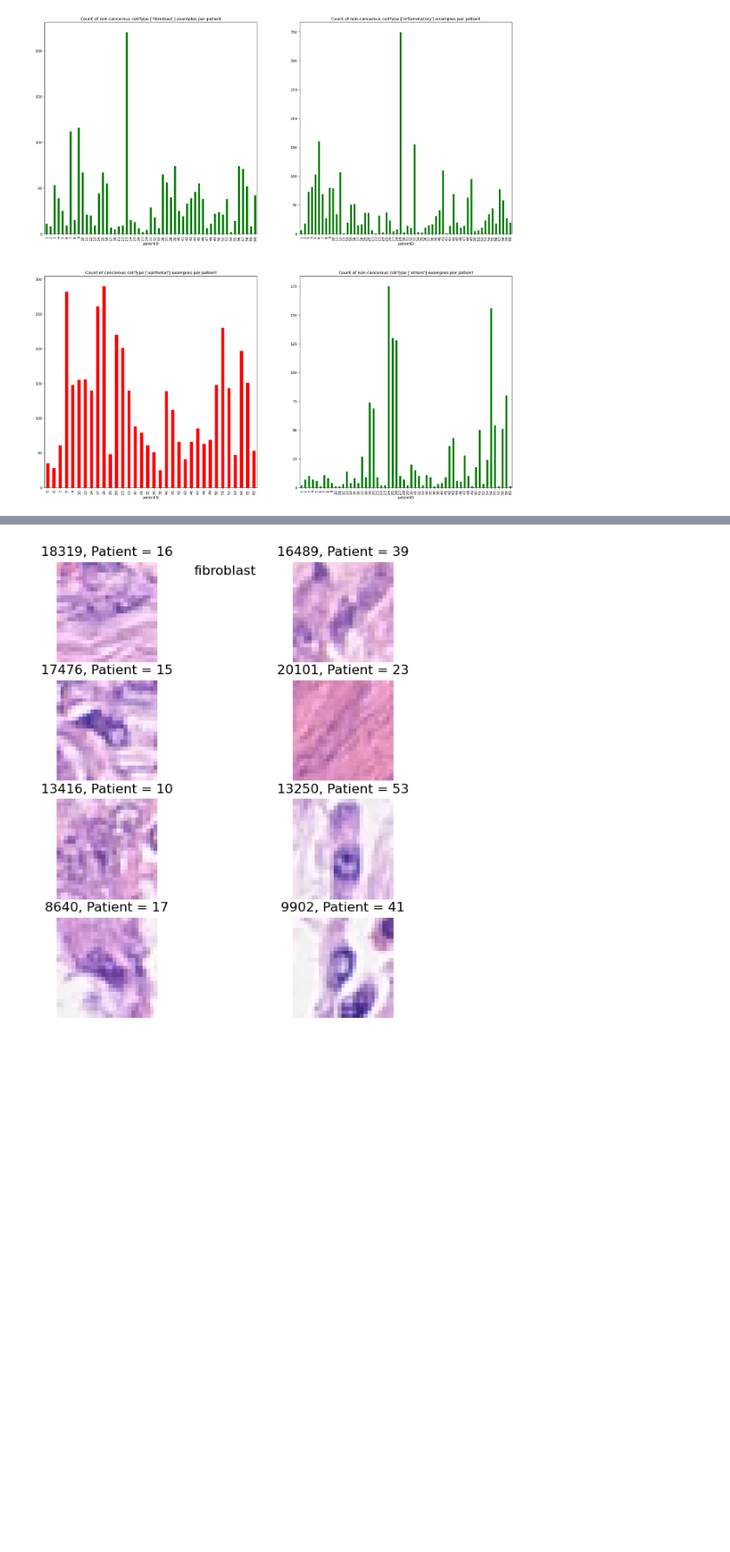
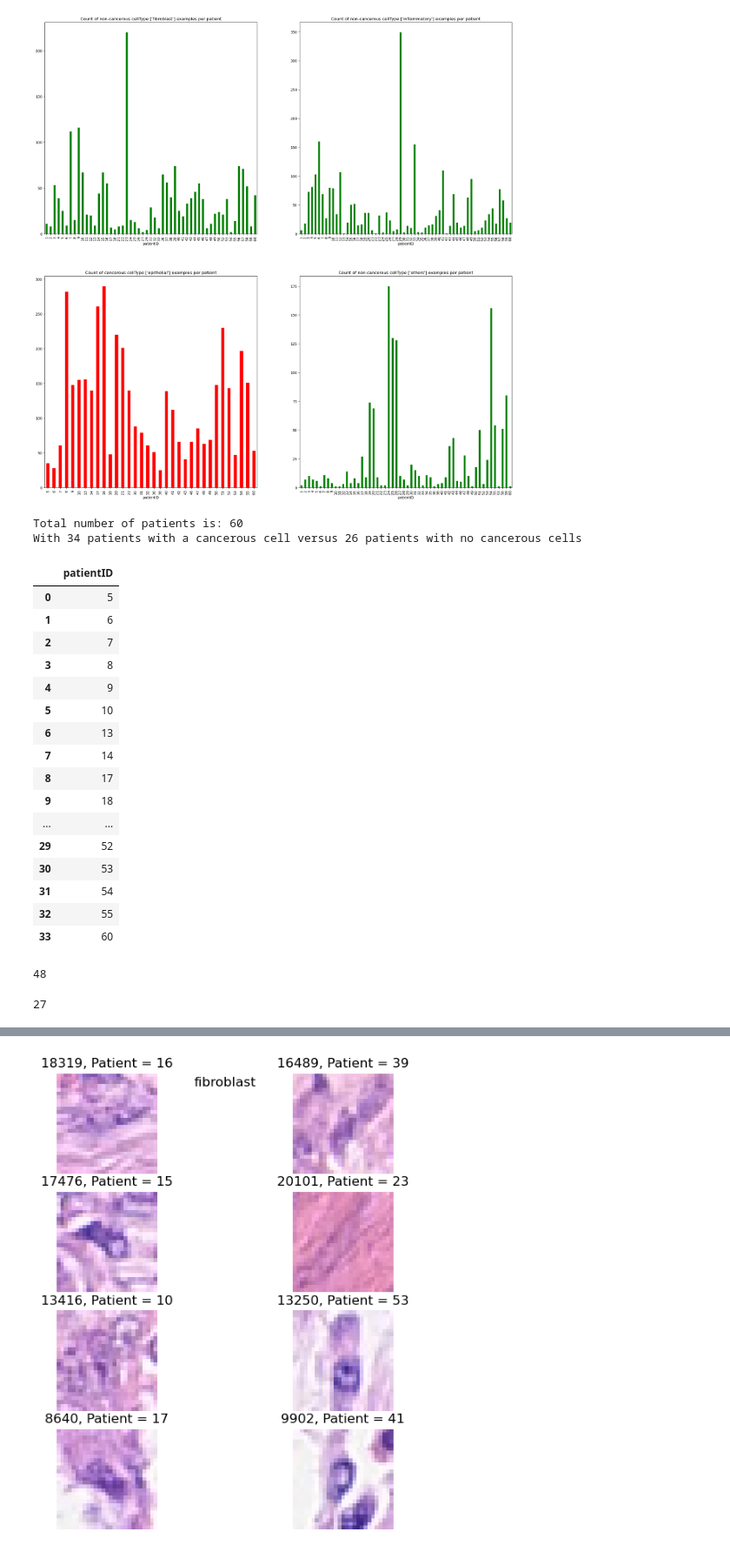
Before and after one commit to aitiab/ML_Assignment2, a Jupyter notebook: Assignment2.ipynb, the cells around one changed output, grey strips where cells are left out. Shown: that part at 87% size. Saved outputs shown, nothing was run; the diff lists cells and outputs as text; code cells hidden in the pictures; blank space fills up the shorter version.

Commit message:
I had wrongfully split based on cancerous before on patient. Just fixing that now

```diff
--- a/Assignment2.ipynb
+++ b/Assignment2.ipynb
@@ -78,11 +78,45 @@ plt.show()
 
 
 patient_dict = {}
-for i in range (len(data['patientID'].unique()) + 1):
-    patient_dict[i] = data[data['patientID'] == i]
+for id  in data['patientID'].unique():
+    patient_dict[id] = data[data['patientID'] == id]
 
 celltype_dict = {}
 for i in range (len(data['cellType'].unique()) + 1):
     celltype_dict[i] = data[data['cellType'] == i]
+# %%
+patients_groupByCancerous = {}
+patients_groupByNonCancerous = {}
+for id, value in patient_dict.items():
+    if patient_dict[id]['isCancerous'].eq(1).any():
+        patients_groupByCancerous[id] = value
+    else:
+        patients_groupByNonCancerous[id] = value
+
+print(f'Total number of patients is: {len(patients_groupByCancerous) + len(patients_groupByNonCancerous)}')
+print(f'With {len(patients_groupByCancerous)} patients with a cancerous cell versus {len(patients_groupByNonCancerous)} patients with no cancerous cells')
+# %% [output]
+Total number of patients is: 60
+With 34 patients with a cancerous cell versus 26 patients with no cancerous cells
+# %%
+pd.DataFrame(list(patients_groupByCancerous.keys()), columns=['patientID'])
+# %% [output]
+|  | patientID |
+| 0 | 5 |
+| 1 | 6 |
+| 2 | 7 |
+| 3 | 8 |
+| 4 | 9 |
+| 5 | 10 |
+| 6 | 13 |
+| 7 | 14 |
+| 8 | 17 |
+| 9 | 18 |
+| ... | ... |
+| 29 | 52 |
+| 30 | 53 |
+| 31 | 54 |
+| 32 | 55 |
+| 33 | 60 |
 # %%
 # Data splitting
@@ -99,0 +162,8 @@ shuffledCancerousExamples = cancerousExamples.sample(frac=1, random_state=10).re
+# %%
+# pd.DataFrame(cancerousExamples['patientID'].unique(), columns = ['patientID']).sample(frac=0.8)
+# len(data[data['isCancerous'] == 0]['patientID'].unique())
+print(len(train[train['isCancerous'] == 0]['patientID'].unique()))
+len(train[train['isCancerous'] == 1]['patientID'].unique())
+# %% [output]
+48
+27
```
Also changed, not shown: parts of 3 cells of this notebook.
